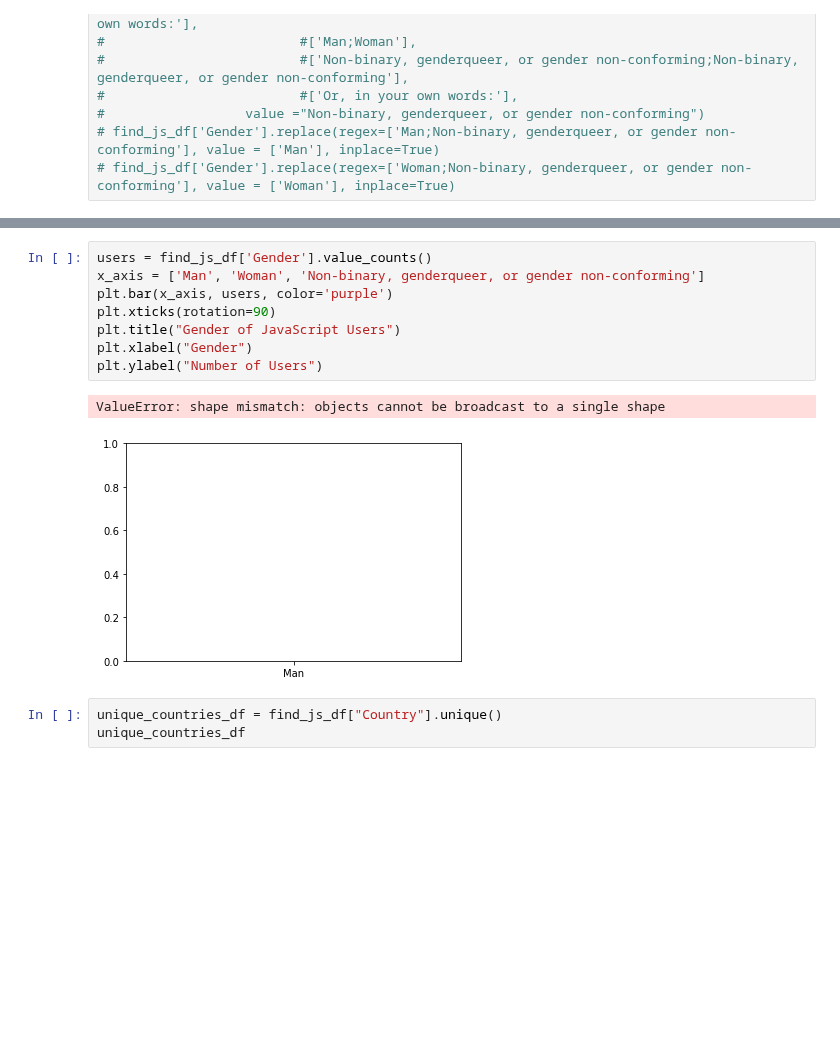
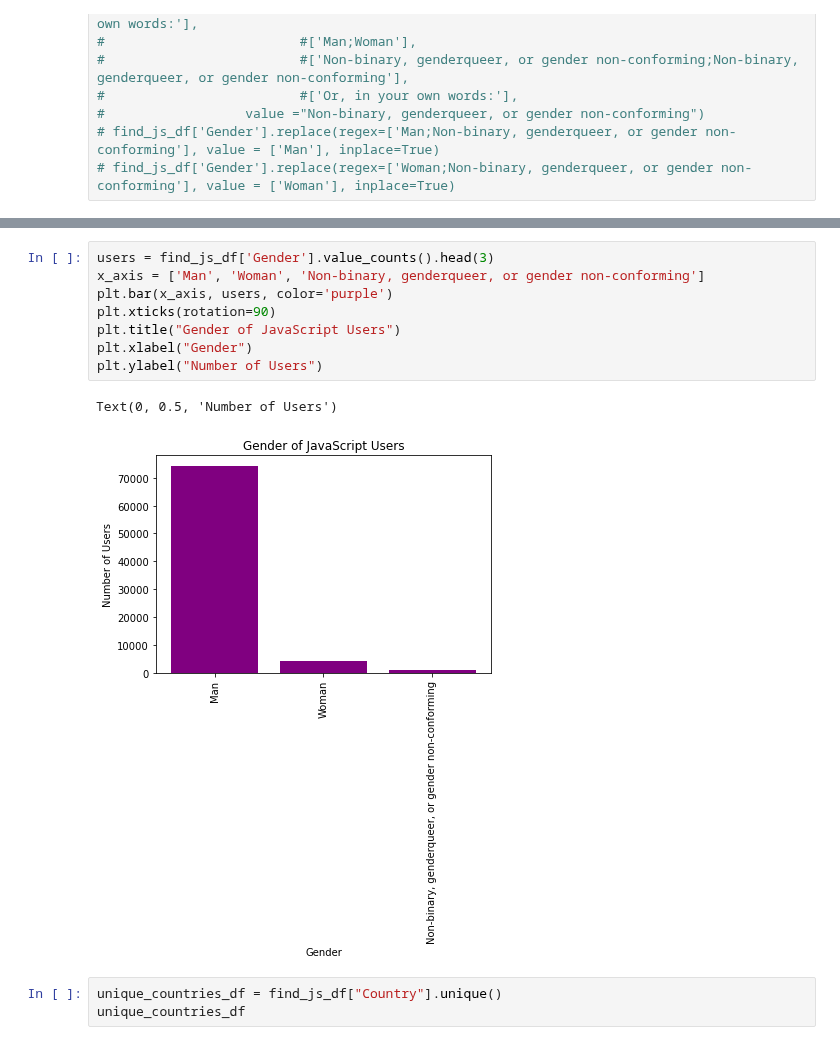
Before and after one commit to Stencoss/DataDrivenDevelopers, a Jupyter notebook: project_1.ipynb, the cells around one changed output, grey strips where cells are left out. Cells and saved outputs as stored; diff of their text form; blank space fills up the shorter version.

Commit message:
Corrected gender

```diff
--- a/project_1.ipynb
+++ b/project_1.ipynb
@@ -228,16 +228,16 @@ Woman;Non-binary, genderqueer, or gender non-conforming;Or, in your own words:
 Man;Woman;Or, in your own words:                                                          1
 Name: Gender, dtype: int64
 # %%
-users = find_js_df['Gender'].value_counts()
+users = find_js_df['Gender'].value_counts().head(3)
 x_axis = ['Man', 'Woman', 'Non-binary, genderqueer, or gender non-conforming']
 plt.bar(x_axis, users, color='purple')
 plt.xticks(rotation=90)
 plt.title("Gender of JavaScript Users")
 plt.xlabel("Gender")
 plt.ylabel("Number of Users")
 # %% [output]
-ValueError: shape mismatch: objects cannot be broadcast to a single shape
+Text(0, 0.5, 'Number of Users')
-[figure, old version]
+[figure, new version]
 # %%
 unique_countries_df = find_js_df["Country"].unique()
 unique_countries_df
```
Also changed, not shown: parts of 1 cell of this notebook.
